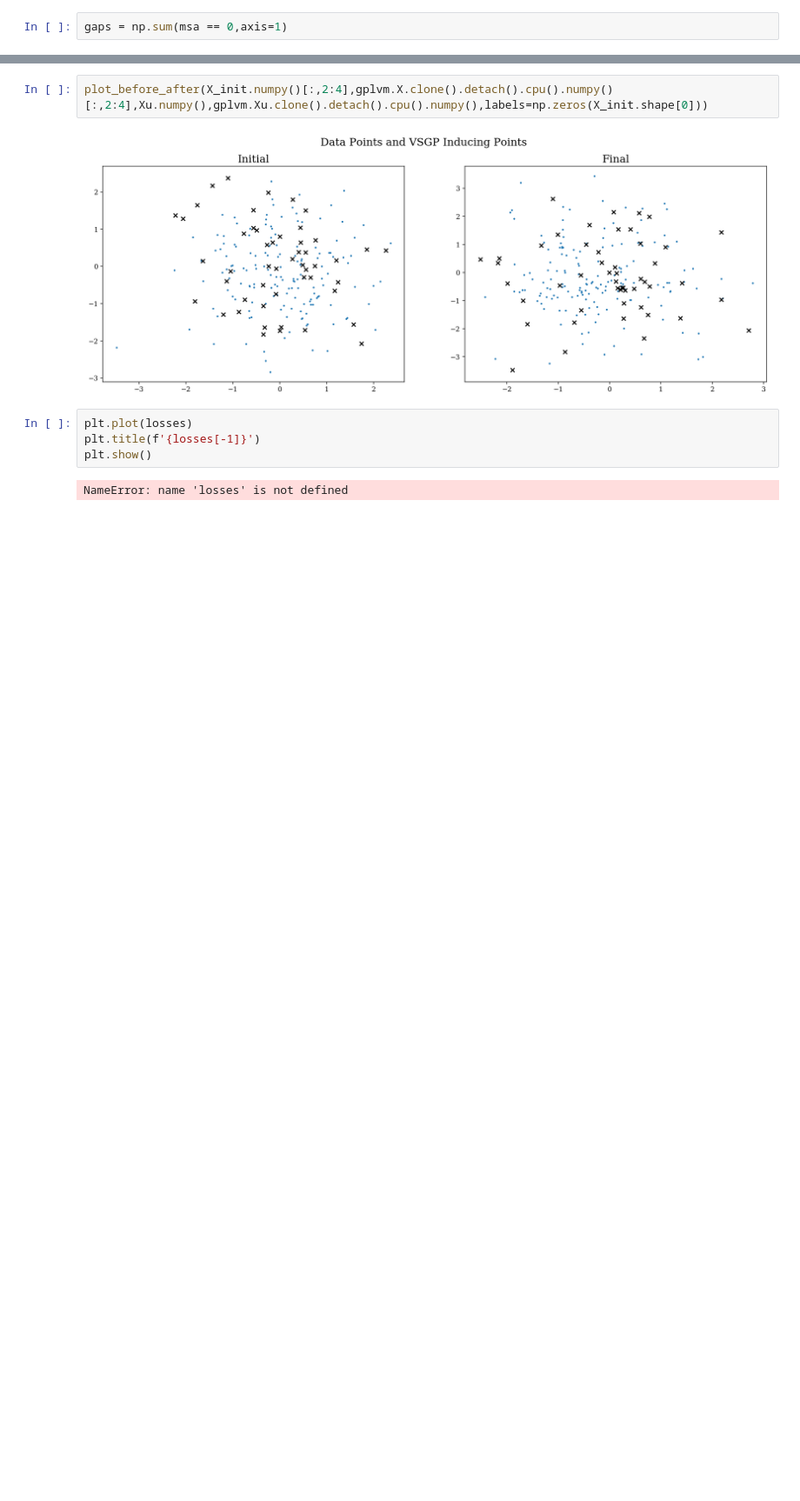
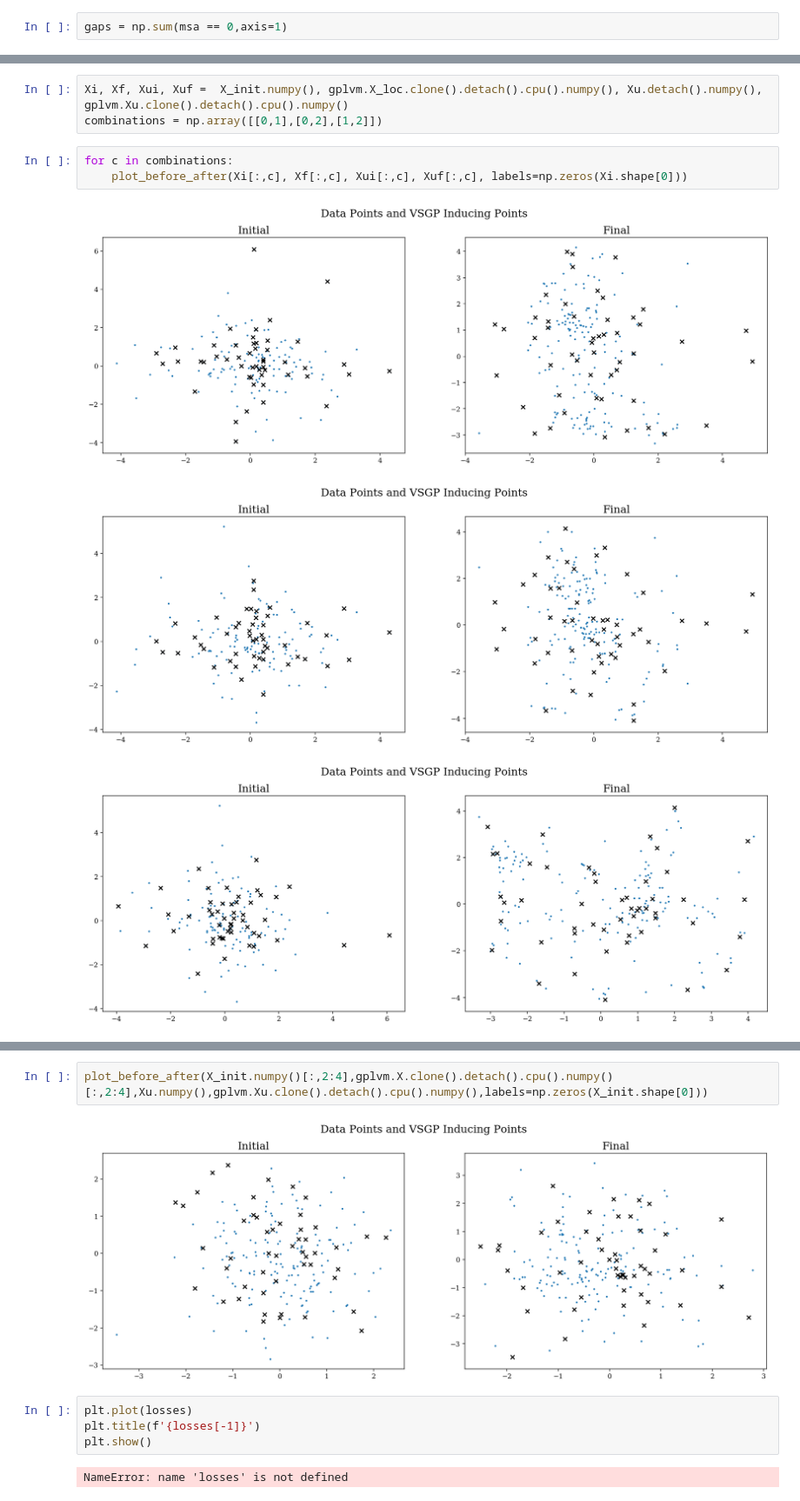
Before and after one commit to jrussell25/ML-miscellany, a Jupyter notebook: Coevolution_GPLVM.ipynb, the cells around one changed output, grey strips where cells are left out. Shown at 87% size. Cells and saved outputs as stored; diff of their text form; blank space fills up the shorter version.

```diff
--- a/Coevolution_GPLVM.ipynb
+++ b/Coevolution_GPLVM.ipynb
@@ -154,0 +201,10 @@ gplvm.cuda();
+# %%
+Xi, Xf, Xui, Xuf =  X_init.numpy(), gplvm.X_loc.clone().detach().cpu().numpy(), Xu.detach().numpy(), gplvm.Xu.clone().detach().cpu().numpy()
+combinations = np.array([[0,1],[0,2],[1,2]])
+# %%
+for c in combinations:
+    plot_before_after(Xi[:,c], Xf[:,c], Xui[:,c], Xuf[:,c], labels=np.zeros(Xi.shape[0]))
+# %% [output]
+[figure, added]
+[figure, added]
+[figure, added]
```
Also changed, not shown: parts of 22 cells of this notebook, 1 other file.
